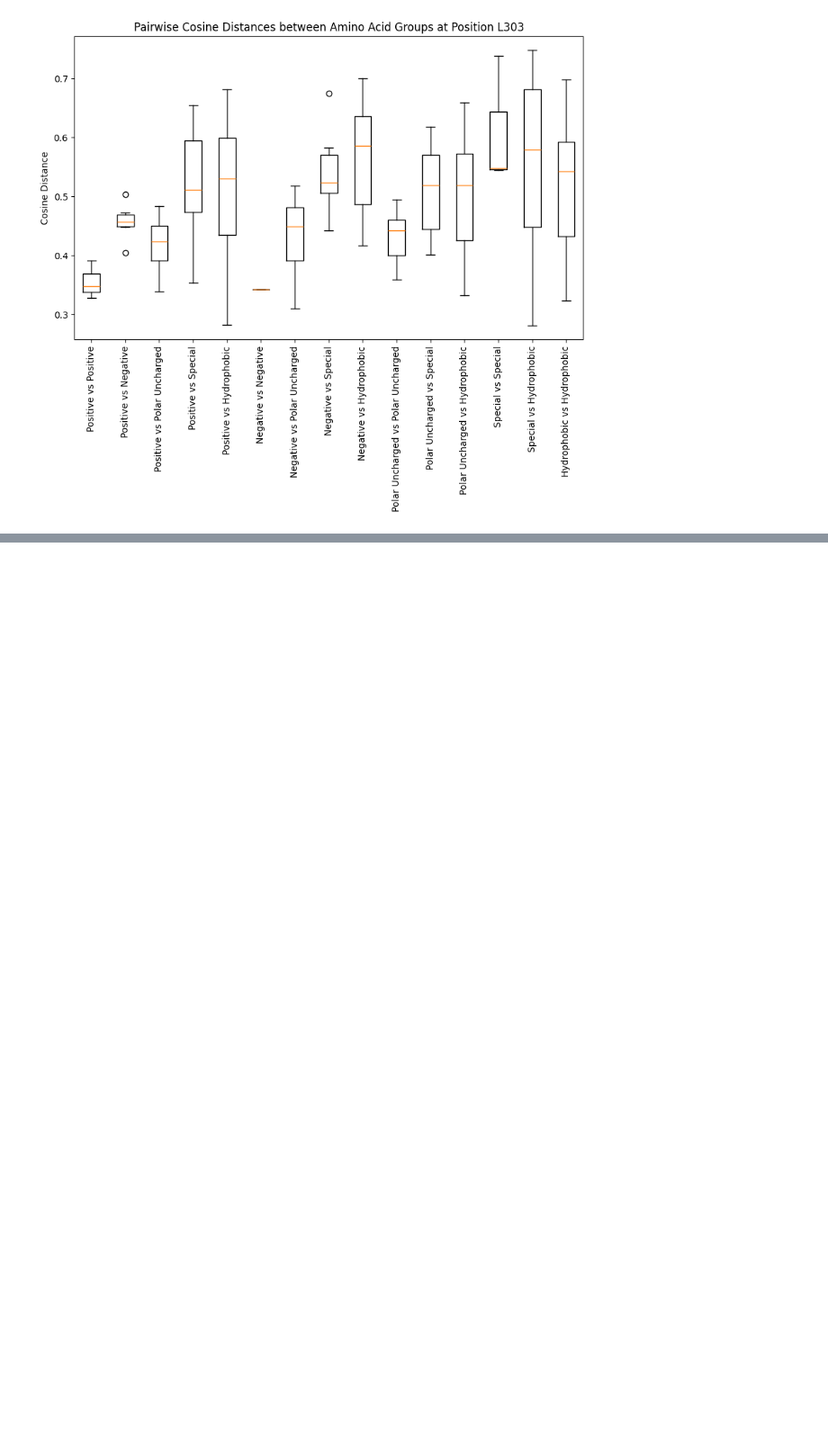
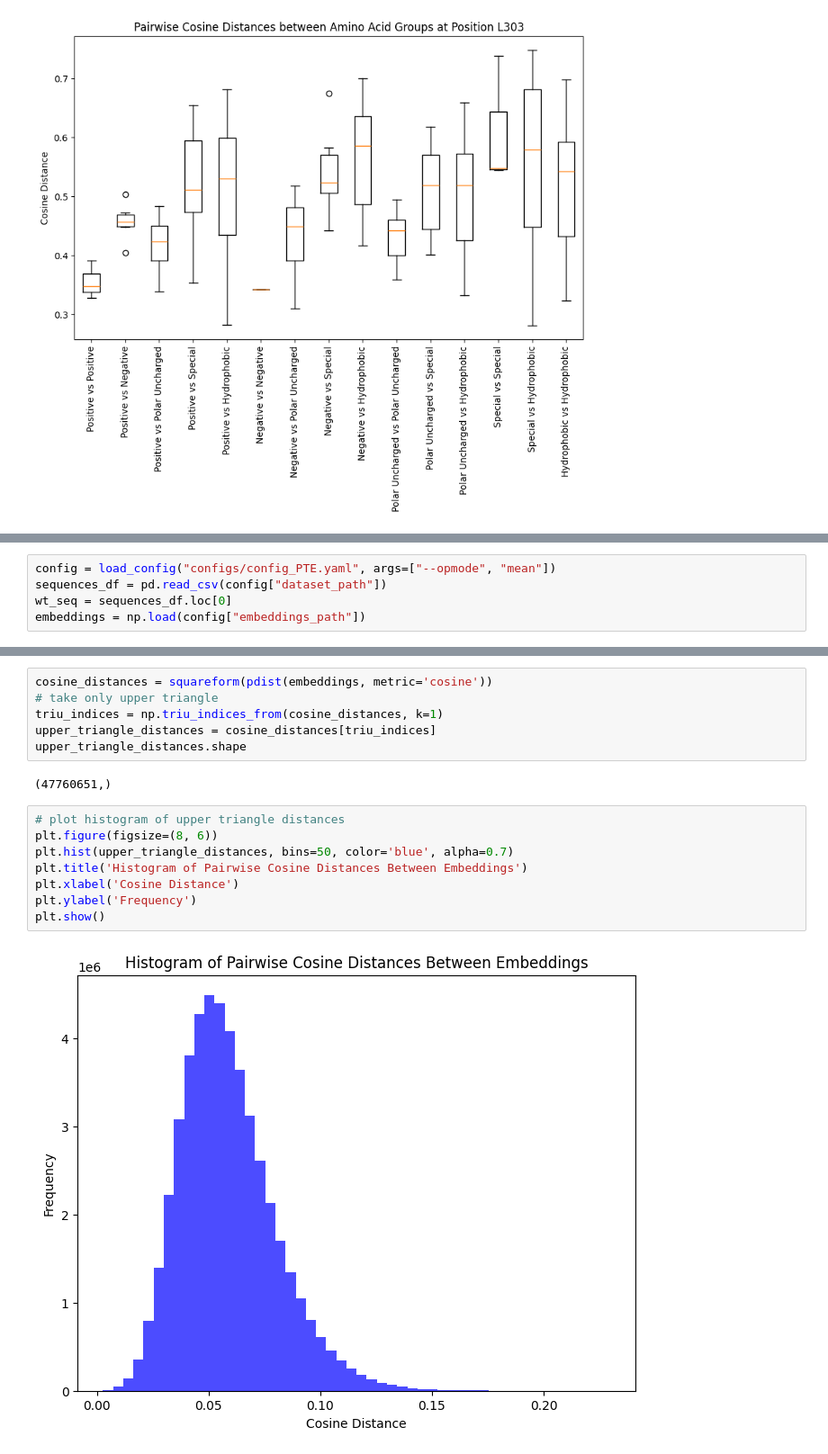
Before and after one commit to omriporat/adaptive_learning, a Jupyter notebook: code/notebooks/distances.ipynb, the cells around one changed output, grey strips where cells are left out. Shown at 90% size. Cells and saved outputs as stored; diff of their text form; blank space fills up the shorter version.

```diff
--- a/code/notebooks/distances.ipynb
+++ b/code/notebooks/distances.ipynb
@@ -267,0 +329,5 @@ for pos, delta_emb in position_specific_embeddings.items():
+# %%
+config = load_config("configs/config_PTE.yaml", args=["--opmode", "mean"])
+sequences_df = pd.read_csv(config["dataset_path"])
+wt_seq = sequences_df.loc[0]
+embeddings = np.load(config["embeddings_path"])
@@ -267,0 +352,18 @@ for pos, delta_emb in position_specific_embeddings.items():
+# %%
+cosine_distances = squareform(pdist(embeddings, metric='cosine'))
+# take only upper triangle
+triu_indices = np.triu_indices_from(cosine_distances, k=1)
+upper_triangle_distances = cosine_distances[triu_indices]
+upper_triangle_distances.shape
+# %% [output]
+(47760651,)
+# %%
+# plot histogram of upper triangle distances
+plt.figure(figsize=(8, 6))
+plt.hist(upper_triangle_distances, bins=50, color='blue', alpha=0.7)
+plt.title('Histogram of Pairwise Cosine Distances Between Embeddings')
+plt.xlabel('Cosine Distance')
+plt.ylabel('Frequency')
+plt.show()
+# %% [output]
+[figure, added]
```
Also changed, not shown: parts of 25 cells of this notebook, 25 other files.
